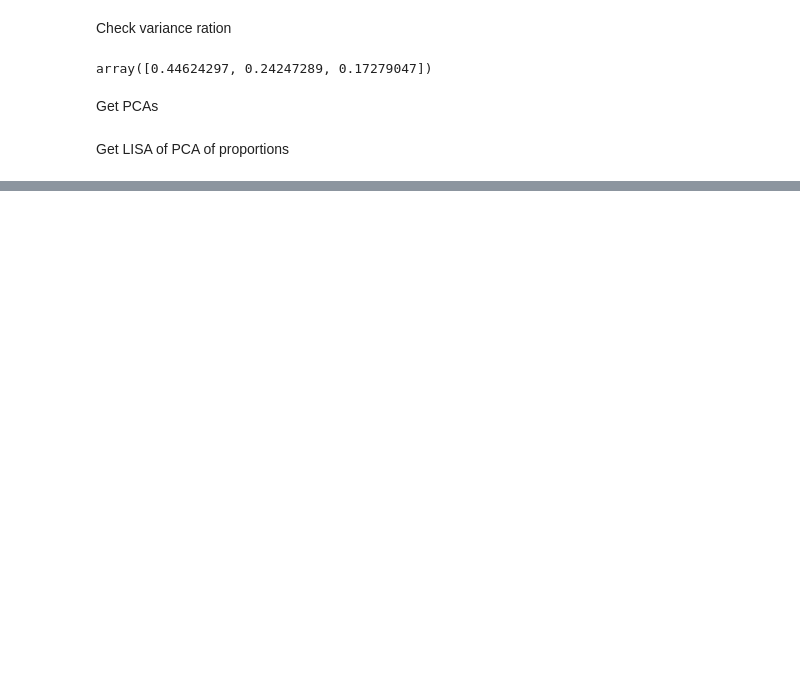
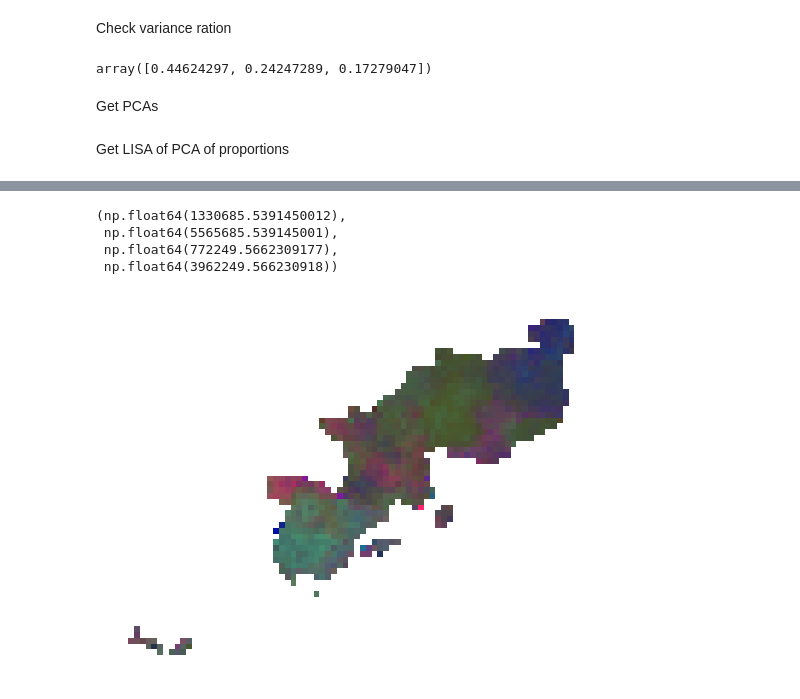
Before and after one commit to uscuni/boundaries_of_change, a Jupyter notebook: code/0x_lisa_boundaries.ipynb, the cells around one changed output, grey strips where cells are left out. Saved outputs shown, nothing was run; the diff lists cells and outputs as text; code cells hidden in the pictures; blank space fills up the shorter version.

```diff
--- a/code/0x_lisa_boundaries.ipynb
+++ b/code/0x_lisa_boundaries.ipynb
@@ -143,0 +304,3 @@ lisa_comp.plot(grid_data)
+# %%
+colors_raw=comps7[:, :3]
+colors_raw
@@ -143,0 +315,3 @@ lisa_comp.plot(grid_data)
+# %%
+color_norm = normalize_array(colors_raw)
+color_norm
@@ -143,0 +326,6 @@ lisa_comp.plot(grid_data)
+# %%
+grid_data7["color"] = [
+    '#{:02x}{:02x}{:02x}'.format(int(r*255), int(g*255), int(b*255))
+    for r, g, b in color_norm
+]
+grid_data7
@@ -143,0 +346,9 @@ lisa_comp.plot(grid_data)
+# %%
+grid_data7.plot(color=grid_data7['color'])
+plt.axis('off')
+# %% [output]
+(np.float64(1330685.5391450012),
+ np.float64(5565685.539145001),
+ np.float64(772249.5662309177),
+ np.float64(3962249.566230918))
+[figure, added]
```
Also changed, not shown: parts of 25 cells of this notebook.
